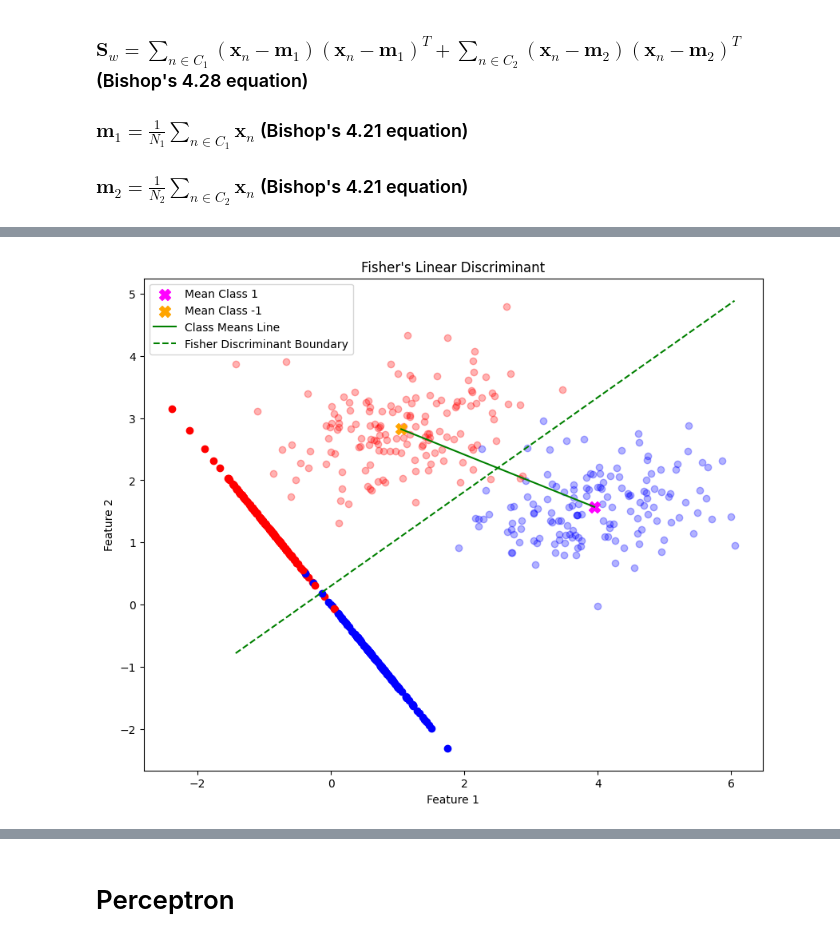
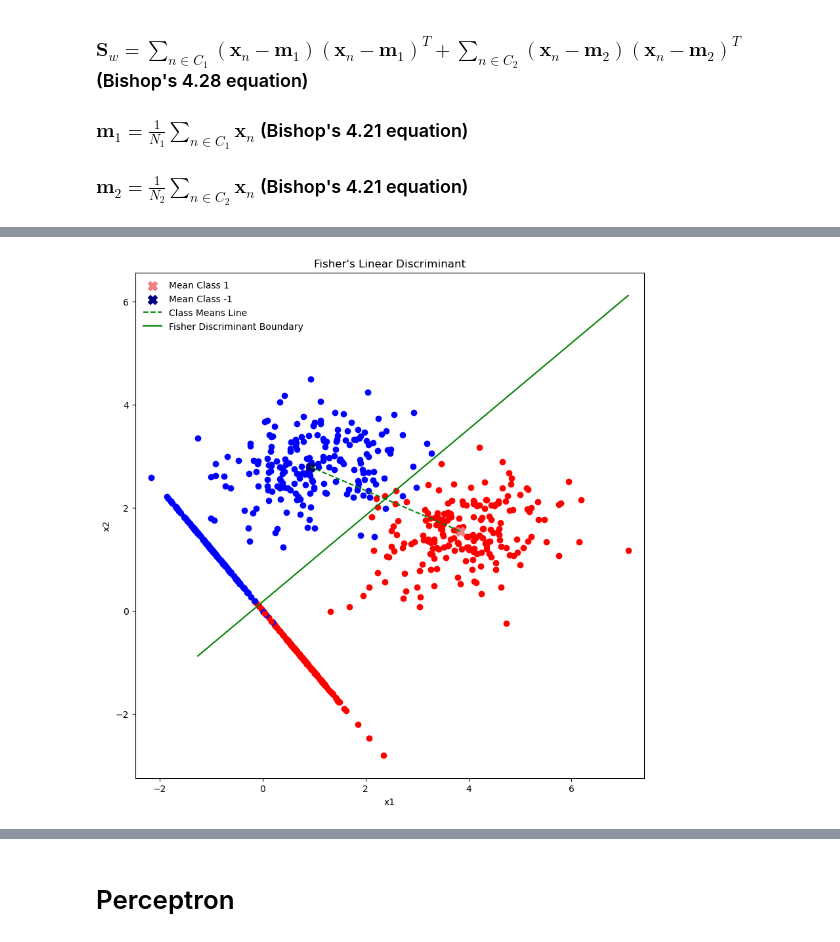
Before and after one commit to labani-01/PHY657, a Jupyter notebook: Module_4/ Module-4.ipynb, the cells around one changed output, grey strips where cells are left out. Cells and saved outputs as stored; diff of their text form; code cells hidden in the pictures.

```diff
--- a/Module_4/ Module-4.ipynb
+++ b/Module_4/ Module-4.ipynb
@@ -121,19 +123,0 @@ Confusion Matrix:
-# %%
-w_lin2 = np.array([w_lin[0], w_lin[1]])
-# Plot data and Fisher's projection line
-fig, ax = plt.subplots(figsize=(10,8))
-colors = {1: 'blue', -1: 'red'}
-
-# Scatter plot original data
-for point, label in zip(X_train, Y_train):
-    ax.scatter(point[0], point[1], color=colors[label], alpha=0.3)
-
-# Scatter plot projected points
-for point, label in zip(X_train, Y_train):
-    proj = np.dot(point, w_lin2) / np.dot(w_lin2, w_lin2) * w_lin2
-    ax.scatter(proj[0], proj[1], color=colors[label])
-
-plt.plot(x1_1D, -w_lin[2]/w_lin[1] - w_lin[0] * x1_1D/w_lin[1])
-
-plt.ylim(-2.5, 5)
-plt.xlim(-5, 7)
@@ -212,37 +183,38 @@ Confusion Matrix:
 # %%
 # Plot data and Fisher's projection line
-fig, ax = plt.subplots(figsize=(10,8))
-colors = {1: 'blue', -1: 'red'}
+plt.figure(figsize=(10,10))
+colors = {1: 'red', -1: 'blue'}
 
 # Scatter plot original data
-for point, label in zip(X_train, Y_train):
-    ax.scatter(point[0], point[1], color=colors[label], alpha=0.3)
+plt.scatter(sample1[:,0], sample1[:,1], color='red')
+plt.scatter(sample2[:,0], sample2[:,1], color='blue')
 
 # Scatter plot projected points
 for point, label in zip(X_train, Y_train):
     proj = np.dot(point, w_fish) / np.dot(w_fish, w_fish) * w_fish
-    ax.scatter(proj[0], proj[1], color=colors[label])
+    plt.scatter(proj[0], proj[1], color=colors[label])
 
 # Plot the mean points
-ax.scatter(m1[0], m1[1], color='magenta', s=100, marker="X", label="Mean Class 1")
-ax.scatter(m2[0], m2[1], color='orange', s=100, marker="X", label="Mean Class -1")
+plt.scatter(m1[0], m1[1], color='lightcoral', s=100, marker="X", label="Mean Class 1")
+plt.scatter(m2[0], m2[1], color='navy', s=100, marker="X", label="Mean Class -1")
 
 # Plot the line joining class means
-line = mlines.Line2D([m1[0], m2[0]], [m1[1], m2[1]], color='green', label="Class Means Line")
-ax.add_line(line)
+line = plt.plot([m1[0], m2[0]], [m1[1], m2[1]], color='green', linestyle='--',label="Class Means Line")
+#plt.line(line)
 
 # Fisher Discriminant Decision Boundary
 x_vals = np.linspace(min(X[:, 0]), max(X[:, 0]), 100)
 y_vals = -x_vals * (w_fish[0] / w_fish[1]) + threshold / w_fish[1]
-plt.plot(x_vals, y_vals, color="green", linestyle="--", label="Fisher Discriminant Boundary")
+plt.plot(x_vals, y_vals, color="green", label="Fisher Discriminant Boundary")
 
-plt.xlabel("Feature 1")
-plt.ylabel("Feature 2")
-plt.legend()
+plt.xlabel("x1")
+plt.ylabel("x2")
+plt.legend(frameon=False)
+plt.axis('equal')
 plt.title("Fisher's Linear Discriminant")
 plt.show()
 # %% [output]
-[figure, old version]
+[figure, new version]
 # %%
 fig = plt.figure()
 counts_1, bins_1 = np.histogram(np.array([i.dot(w_fish) for i in X_train[Y_train == 1]]), bins=20)
```
Also changed, not shown: parts of 15 cells of this notebook, 6 other files.
